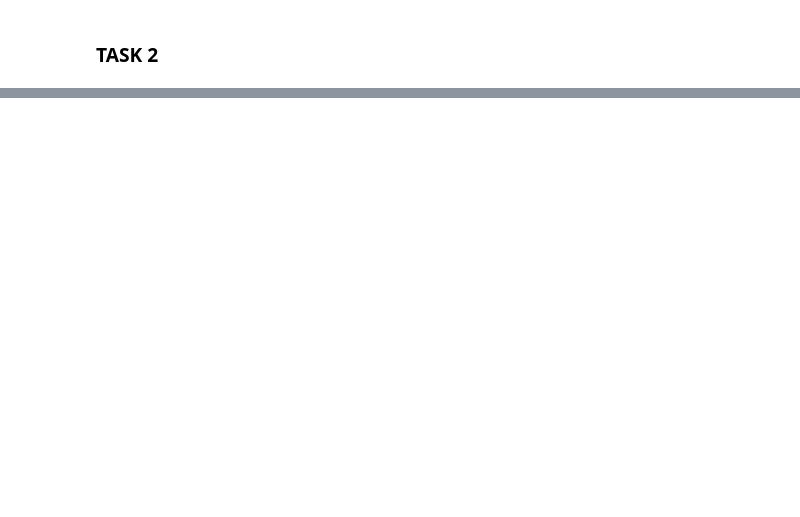
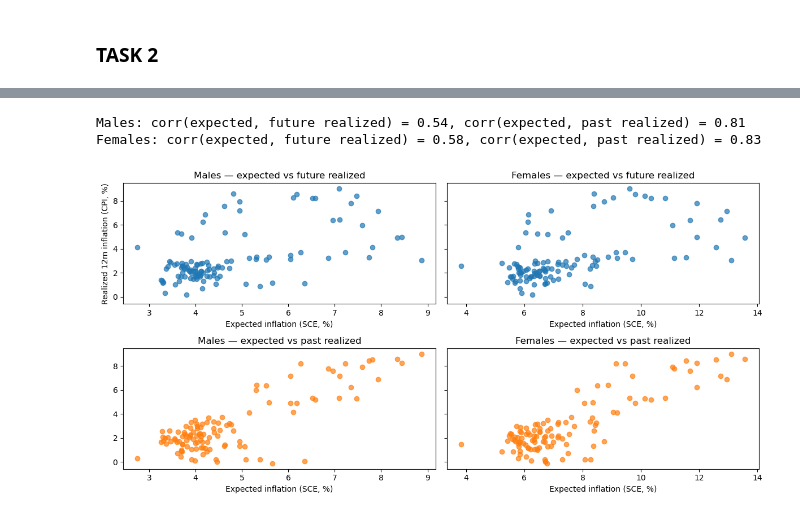
Before and after one commit to David01-234/Team-DVD, a Jupyter notebook: Term_paper.ipynb, the cells around one changed output, grey strips where cells are left out. Cells and saved outputs as stored; diff of their text form; code cells hidden in the pictures; blank space fills up the shorter version.

```diff
--- a/Term_paper.ipynb
+++ b/Term_paper.ipynb
@@ -420,0 +422,47 @@ plt.show()
+# %%
+cpi_df['realized_inflation_past_12m'] = (cpi_df['CPI'] / cpi_df['CPI'].shift(12) - 1) * 100# compute realized past 12-month inflation (CPI_t / CPI_{t-12} - 1)
+
+
+# merge monthly (gender) averages with both forward- and backward-looking realized inflation
+merged = monthly_gender.merge(
+    cpi_df[['month', 'realized_inflation_12m', 'realized_inflation_past_12m']],
+    on='month',
+    how='inner'
+)
+
+# save merges for later use
+merged_future = merged[['female', 'inflation', 'realized_inflation_12m']].copy()
+merged_past = merged[['female', 'inflation', 'realized_inflation_past_12m']].copy()
+
+# compute and print correlations by gender (expected vs future realized, and expected vs past realized)
+genders = merged['female'].unique()
+for g in genders:
+    sub = merged[merged['female'] == g].dropna(
+        subset=['inflation', 'realized_inflation_12m', 'realized_inflation_past_12m']
+    )
+    corr_future = sub['inflation'].corr(sub['realized_inflation_12m'])
+    corr_past = sub['inflation'].corr(sub['realized_inflation_past_12m'])
+    print(f"{g}: corr(expected, future realized) = {corr_future:.2f}, corr(expected, past realized) = {corr_past:.2f}")
+
+# Quick visual check: scatter plots (future vs past) side-by-side for each gender
+fig, axes = plt.subplots(2, len(genders), figsize=(12, 6), sharey=True)
+for i, g in enumerate(genders):
+    sub = merged[merged['female'] == g].dropna(
+        subset=['inflation', 'realized_inflation_12m', 'realized_inflation_past_12m']
+    )
+    axes[0, i].scatter(sub['inflation'], sub['realized_inflation_12m'], alpha=0.7)
+    axes[0, i].set_title(f"{g} — expected vs future realized")
+    axes[0, i].set_xlabel("Expected inflation (SCE, %)")
+    if i == 0:
+        axes[0, i].set_ylabel("Realized 12m inflation (CPI, %)")
+
+    axes[1, i].scatter(sub['inflation'], sub['realized_inflation_past_12m'], alpha=0.7, color='tab:orange')
+    axes[1, i].set_title(f"{g} — expected vs past realized")
+    axes[1, i].set_xlabel("Expected inflation (SCE, %)")
+
+plt.tight_layout()
+plt.show()
+# %% [output]
+Males: corr(expected, future realized) = 0.54, corr(expected, past realized) = 0.81
+Females: corr(expected, future realized) = 0.58, corr(expected, past realized) = 0.83
+[figure, added]
```
Also changed, not shown: parts of 4 cells of this notebook.
